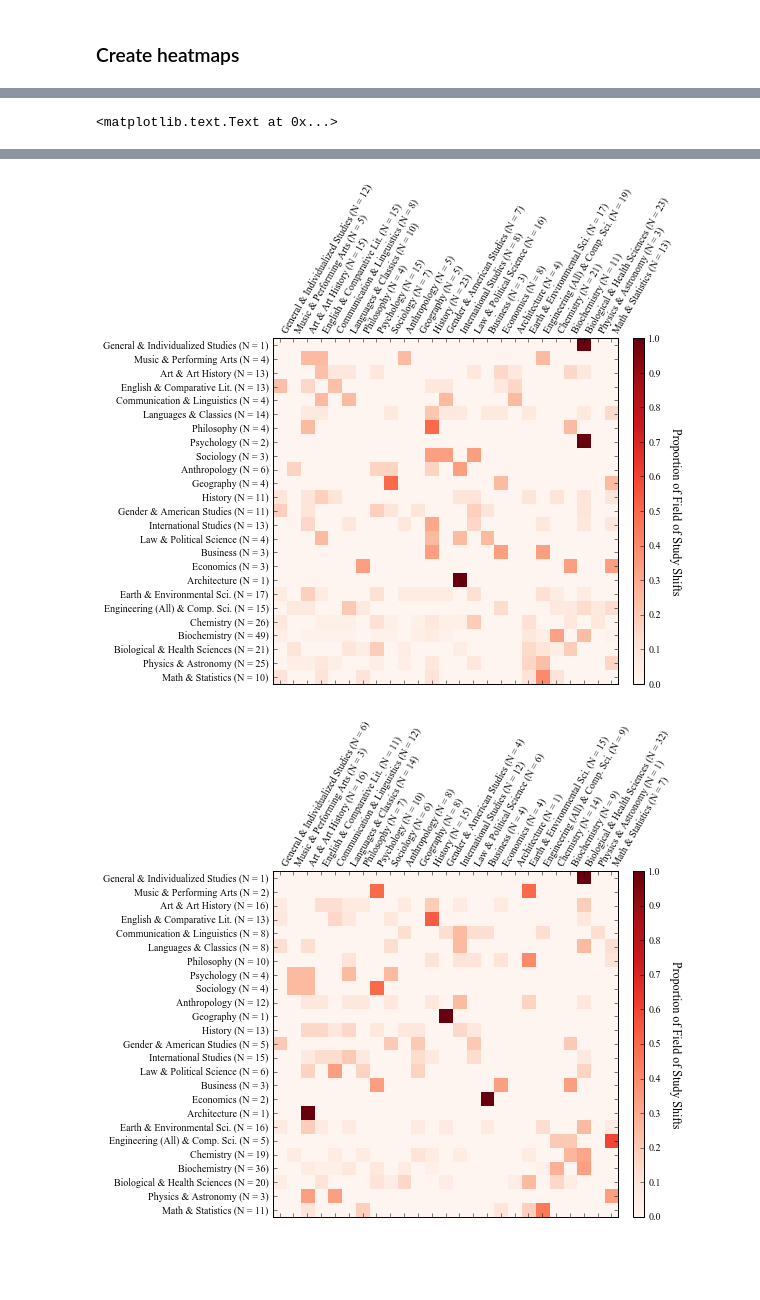
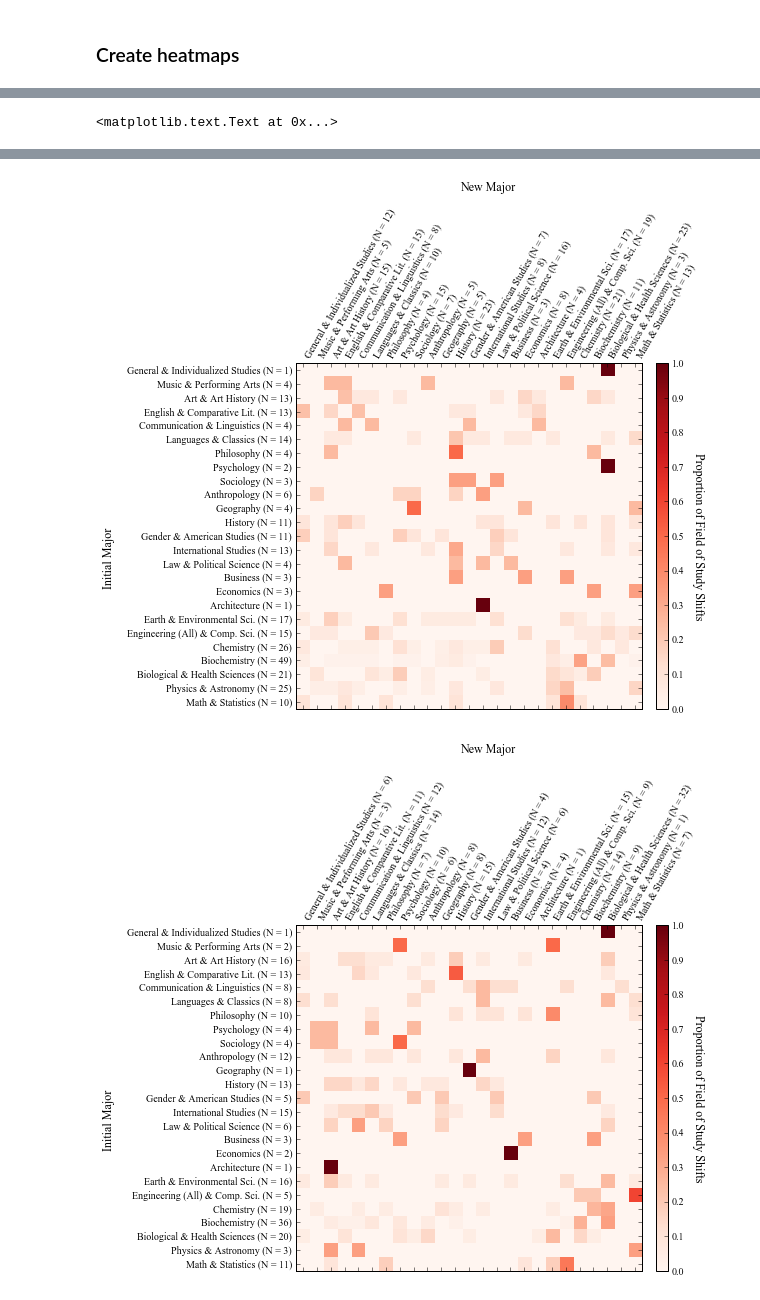
Before and after one commit to lovenoor/plos_one_student_transfers, a Jupyter notebook: MajorShiftsAnalysis.ipynb, the cells around one changed output, grey strips where cells are left out. Drawn from its saved outputs; the diff is of its cells as text; code cells hidden in the pictures; blank space fills up the shorter version.

Commit message:
added axis labels for heatmaps

```diff
--- a/MajorShiftsAnalysis.ipynb
+++ b/MajorShiftsAnalysis.ipynb
@@ -518,33 +525,39 @@ plt.yticks(range(0,len(tags)), [x + ' (N = ' + y + ')' for x,y in zip(tags, sums
 axcolor = fig.add_axes([0.95,0.075,0.02,0.6])
 cbar = pylab.colorbar(im, cax = axcolor)
 cbar.ax.set_ylabel('Proportion of Field of Study Shifts', rotation = 270, labelpad = 20, fontsize = 'large')
+plt.text(-48, 0.5, 'Initial Major', {'rotation':90, 'size': 'large'})
+plt.text(-17, 1.5, 'New Major', {'size': 'large'})
 #fig.savefig('heatFrNc.svg', format='svg', dpi=1200)
 
 fig = pylab.figure(figsize=(8,8))
 axmatrix = fig.add_axes([0.325,0.075,0.6,0.6])
 idx1 = tags
 idx2 = tags
 im = axmatrix.matshow(norm2yrNc, origin = 'upper', cmap = pylab.cm.Reds, vmax = 1)
 plt.xticks(range(0,len(tags)), [x + ' (N = ' + y + ')' for x,y in zip(tags, sums2yrColNc)], rotation = 60, ha = 'left')
 plt.yticks(range(0,len(tags)), [x + ' (N = ' + y + ')' for x,y in zip(tags, sums2yrNc)])
 axcolor = fig.add_axes([0.95,0.075,0.02,0.6])
 cbar = pylab.colorbar(im, cax = axcolor)
 cbar.ax.set_ylabel('Proportion of Field of Study Shifts', rotation = 270, labelpad = 20, fontsize = 'large')
+plt.text(-48, 0.5, 'Initial Major', {'rotation':90, 'size': 'large'})
+plt.text(-17, 1.5, 'New Major', {'size': 'large'})
 #fig.savefig('heat2yrNc.svg', format='svg', dpi=1200)
 
 fig = pylab.figure(figsize=(8,8))
 axmatrix = fig.add_axes([0.325,0.075,0.6,0.6])
 idx1 = tags
 idx2 = tags
 im = axmatrix.matshow(norm4yrNc, origin = 'upper', cmap = pylab.cm.Reds, vmax = 1)
 plt.xticks(range(0,len(tags)), [x + ' (N = ' + y + ')' for x,y in zip(tags, sums4yrColNc)], rotation = 60, ha = 'left')
 plt.yticks(range(0,len(tags)), [x + ' (N = ' + y + ')' for x,y in zip(tags, sums4yrNc)])
 axcolor = fig.add_axes([0.95,0.075,0.02,0.6])
 cbar = pylab.colorbar(im, cax = axcolor)
 cbar.ax.set_ylabel('Proportion of Field of Study Shifts', rotation = 270, labelpad = 20, fontsize = 'large')
+plt.text(-48, 0.5, 'Initial Major', {'rotation':90, 'size': 'large'})
+plt.text(-17, 1.5, 'New Major', {'size': 'large'})
 #fig.savefig('heat4yrNc.svg', format='svg', dpi=1200)
 # %% [output]
 <matplotlib.text.Text at 0x...>
 [figure]
-[figure, old version]
+[figure, new version]
-[figure, old version]
+[figure, new version]
```
Also changed, not shown: parts of 2 cells of this notebook, 4 other files.
